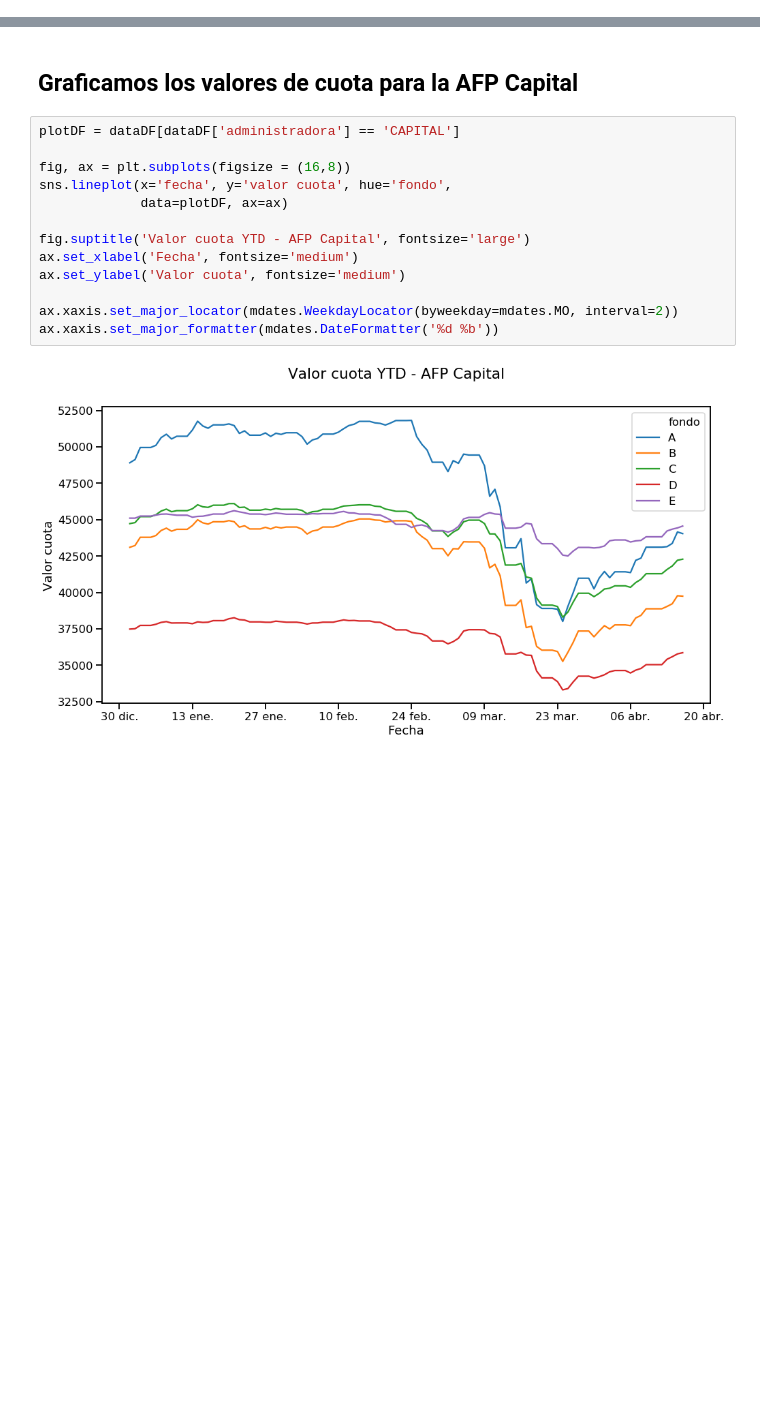
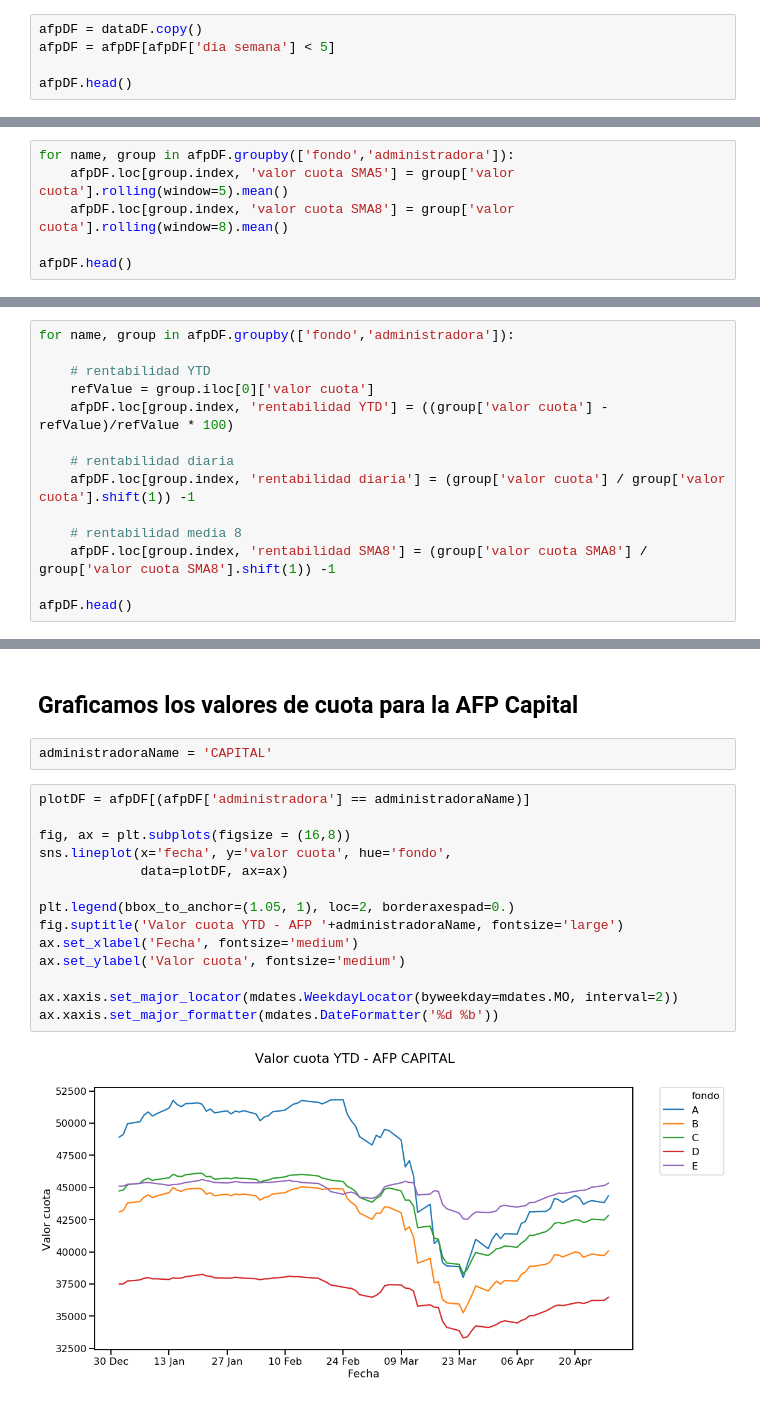
Before and after one commit to rpmunoz/afp_chile, a Jupyter notebook: notebooks/02 - Visualizar fondos.ipynb, the cells around one changed output, grey strips where cells are left out. Drawn from its saved outputs; the diff is of its cells as text; blank space fills up the shorter version.

```diff
--- a/notebooks/02 - Visualizar fondos.ipynb
+++ b/notebooks/02 - Visualizar fondos.ipynb
@@ -45,0 +49,5 @@ memory usage: 146.4+ KB
+# %%
+afpDF = dataDF.copy()
+afpDF = afpDF[afpDF['dia semana'] < 5]
+
+afpDF.head()
@@ -62,0 +83,6 @@ ax.xaxis.set_major_formatter(mdates.DateFormatter('%d %b'))
+# %%
+for name, group in afpDF.groupby(['fondo','administradora']):
+    afpDF.loc[group.index, 'valor cuota SMA5'] = group['valor cuota'].rolling(window=5).mean()
+    afpDF.loc[group.index, 'valor cuota SMA8'] = group['valor cuota'].rolling(window=8).mean()
+
+afpDF.head()
@@ -64,0 +132,14 @@ Calculamos y graficamos la variacione sporcentual desde el comienzo del año
+# %%
+for name, group in afpDF.groupby(['fondo','administradora']):
+
+    # rentabilidad YTD
+    refValue = group.iloc[0]['valor cuota']
+    afpDF.loc[group.index, 'rentabilidad YTD'] = ((group['valor cuota'] - refValue)/refValue * 100)
+
+    # rentabilidad diaria
+    afpDF.loc[group.index, 'rentabilidad diaria'] = (group['valor cuota'] / group['valor cuota'].shift(1)) -1
+
+    # rentabilidad media 8
+    afpDF.loc[group.index, 'rentabilidad SMA8'] = (group['valor cuota SMA8'] / group['valor cuota SMA8'].shift(1)) -1
+
+afpDF.head()
@@ -88,17 +187,20 @@ ax.xaxis.set_major_formatter(mdates.DateFormatter('%d %b'))
 # %% [markdown]
 ## Graficamos los valores de cuota para la AFP Capital
+# %%
+administradoraName = 'CAPITAL'
 # %%
-plotDF = dataDF[dataDF['administradora'] == 'CAPITAL']
+plotDF = afpDF[(afpDF['administradora'] == administradoraName)]
 
 fig, ax = plt.subplots(figsize = (16,8))
 sns.lineplot(x='fecha', y='valor cuota', hue='fondo',
              data=plotDF, ax=ax)
 
-fig.suptitle('Valor cuota YTD - AFP Capital', fontsize='large')
+plt.legend(bbox_to_anchor=(1.05, 1), loc=2, borderaxespad=0.)
+fig.suptitle('Valor cuota YTD - AFP '+administradoraName, fontsize='large')
 ax.set_xlabel('Fecha', fontsize='medium')
 ax.set_ylabel('Valor cuota', fontsize='medium')
 
 ax.xaxis.set_major_locator(mdates.WeekdayLocator(byweekday=mdates.MO, interval=2))
 ax.xaxis.set_major_formatter(mdates.DateFormatter('%d %b'))
 # %% [output]
-[figure, old version]
+[figure, new version]
```
Also changed, not shown: parts of 28 cells of this notebook, 7 other files.
